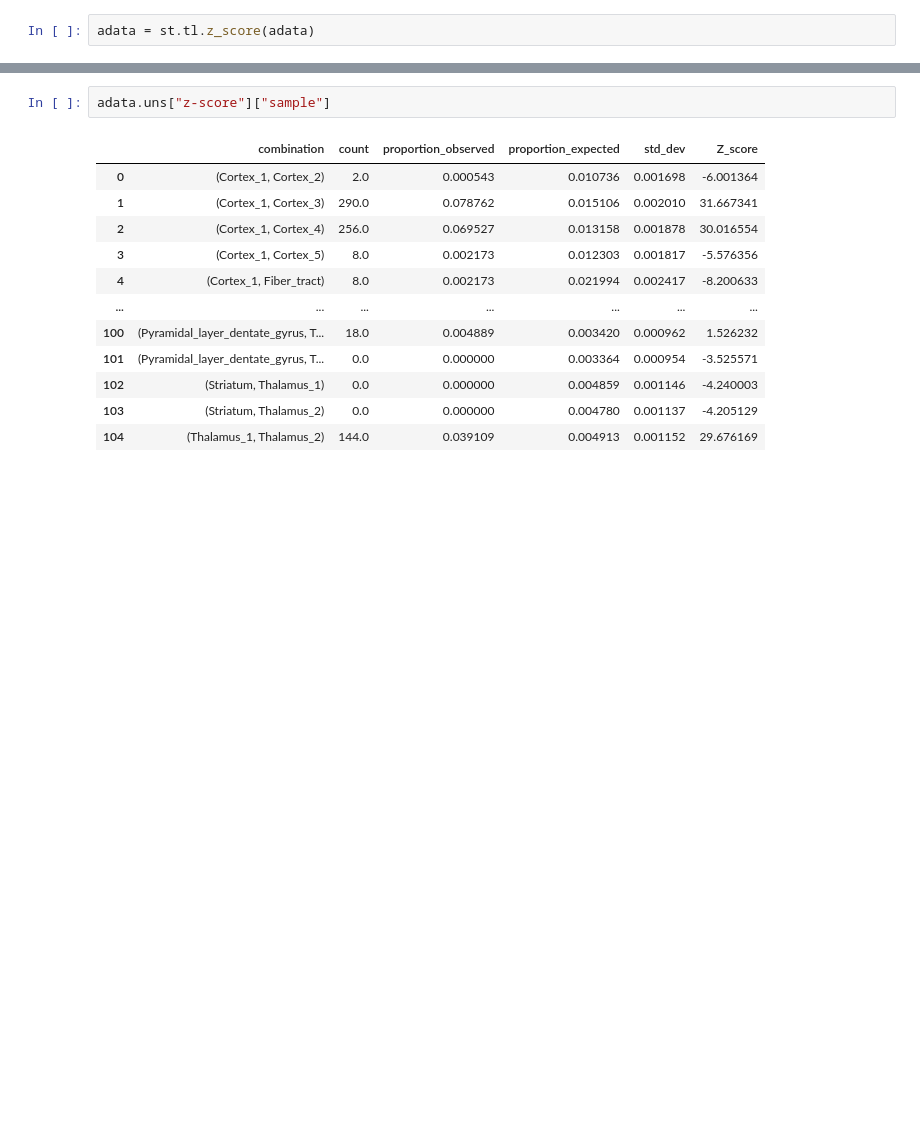
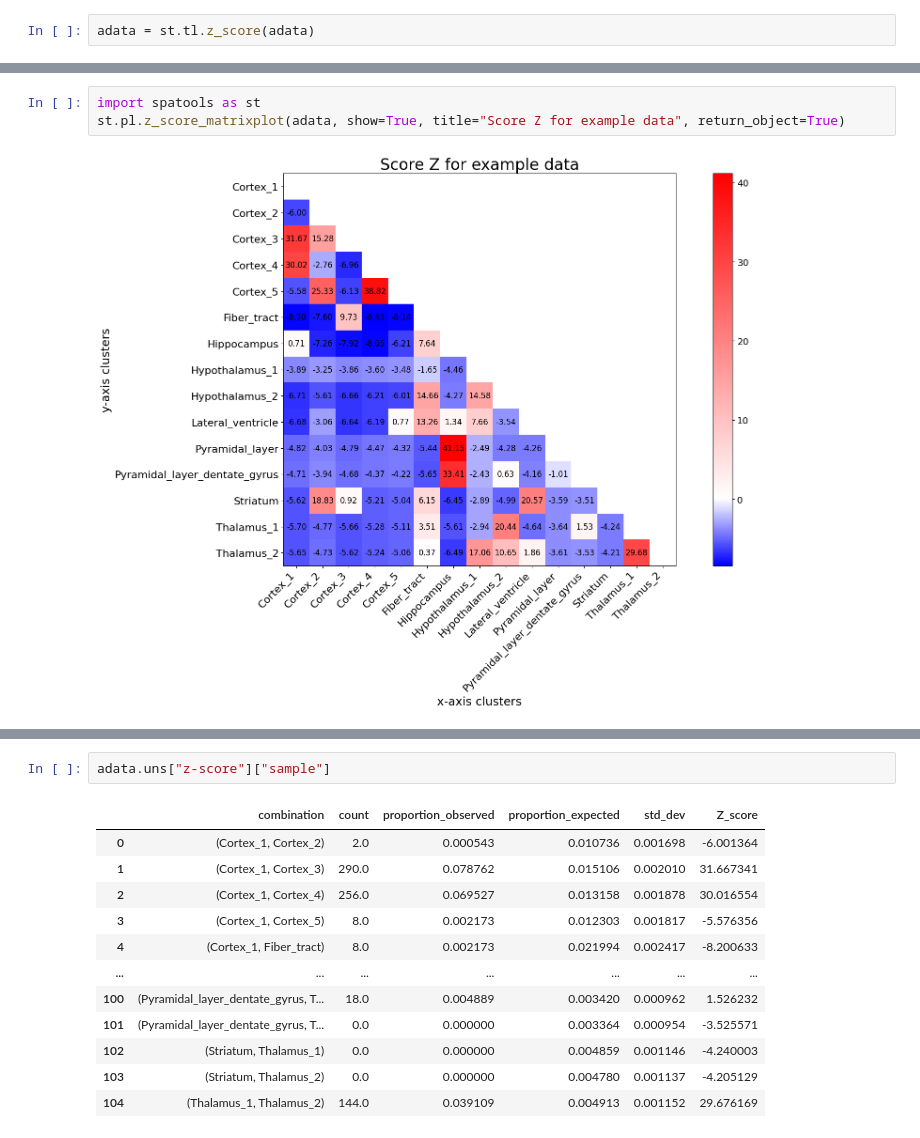
Before and after one commit to pedrovp161/spatialCourse, a Jupyter notebook: src/5 - colocalization.ipynb, the cells around one changed output, grey strips where cells are left out. Drawn from its saved outputs; the diff is of its cells as text; blank space fills up the shorter version.

```diff
--- a/src/5 - colocalization.ipynb
+++ b/src/5 - colocalization.ipynb
@@ -130,0 +119,5 @@ st.plz_score_matrixplot(adata, show=True,
+# %%
+import spatools as st
+st.pl.z_score_matrixplot(adata, show=True, title="Score Z for example data", return_object=True)
+# %% [output]
+[figure, added]
```
Also changed, not shown: parts of 24 cells of this notebook, 6 other files.
